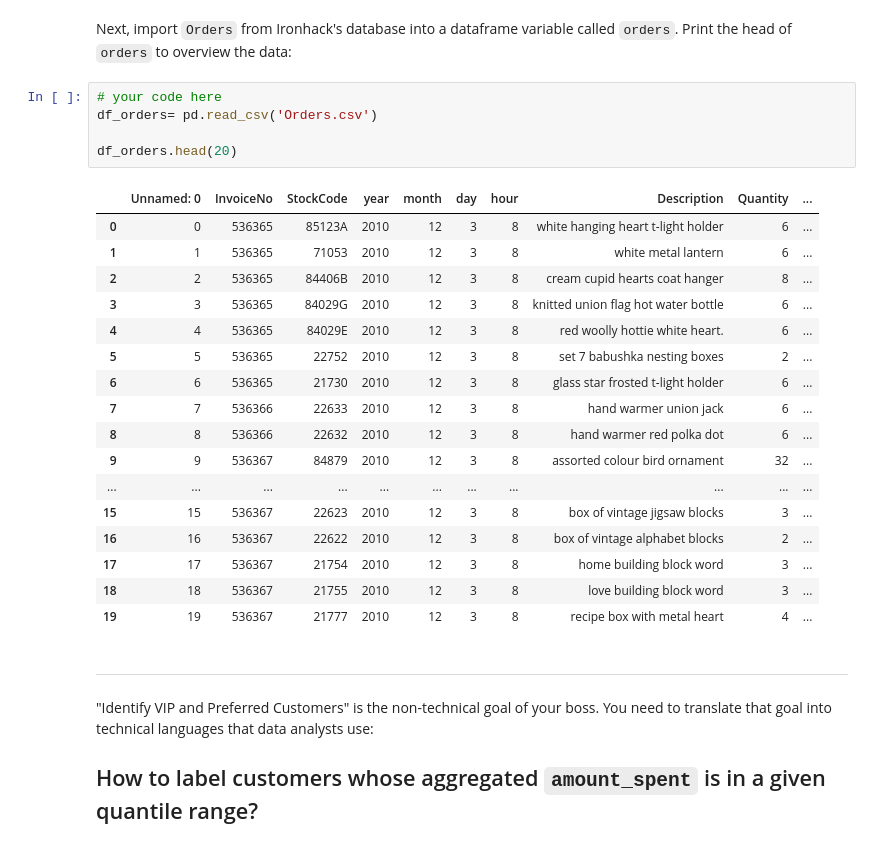
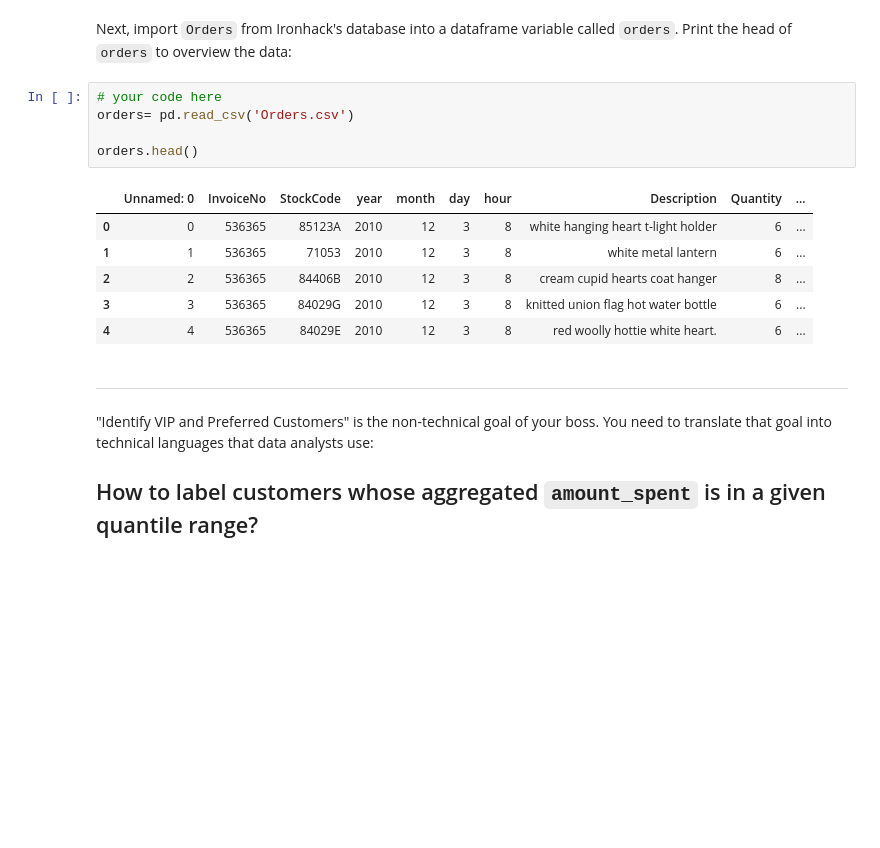
Before and after one commit to Ironhack-Data-Madrid-Octubre-2023/2.3-lab_df_calculation_and_transformation, a Jupyter notebook: your-code/challenge-3.ipynb, the cells around one changed output. Saved outputs shown, nothing was run; the diff lists cells and outputs as text; blank space fills up the shorter version.

```diff
--- a/your-code/challenge-3.ipynb
+++ b/your-code/challenge-3.ipynb
@@ -22,27 +22,16 @@ import seaborn as sns
 Next, import `Orders` from Ironhack's database into a dataframe variable called `orders`. Print the head of `orders` to overview the data:
 # %%
 # your code here
-df_orders= pd.read_csv('Orders.csv')
+orders= pd.read_csv('Orders.csv')
 
-df_orders.head(20)
+orders.head()
 # %% [output]
 |  | Unnamed: 0 | InvoiceNo | StockCode | year | month | day | hour | Description | Quantity | ... |
 | 0 | 0 | 536365 | 85123A | 2010 | 12 | 3 | 8 | white hanging heart t-light holder | 6 | ... |
 | 1 | 1 | 536365 | 71053 | 2010 | 12 | 3 | 8 | white metal lantern | 6 | ... |
 | 2 | 2 | 536365 | 84406B | 2010 | 12 | 3 | 8 | cream cupid hearts coat hanger | 8 | ... |
 | 3 | 3 | 536365 | 84029G | 2010 | 12 | 3 | 8 | knitted union flag hot water bottle | 6 | ... |
 | 4 | 4 | 536365 | 84029E | 2010 | 12 | 3 | 8 | red woolly hottie white heart. | 6 | ... |
-| 5 | 5 | 536365 | 22752 | 2010 | 12 | 3 | 8 | set 7 babushka nesting boxes | 2 | ... |
-| 6 | 6 | 536365 | 21730 | 2010 | 12 | 3 | 8 | glass star frosted t-light holder | 6 | ... |
-| 7 | 7 | 536366 | 22633 | 2010 | 12 | 3 | 8 | hand warmer union jack | 6 | ... |
-| 8 | 8 | 536366 | 22632 | 2010 | 12 | 3 | 8 | hand warmer red polka dot | 6 | ... |
-| 9 | 9 | 536367 | 84879 | 2010 | 12 | 3 | 8 | assorted colour bird ornament | 32 | ... |
-| ... | ... | ... | ... | ... | ... | ... | ... | ... | ... | ... |
-| 15 | 15 | 536367 | 22623 | 2010 | 12 | 3 | 8 | box of vintage jigsaw blocks | 3 | ... |
-| 16 | 16 | 536367 | 22622 | 2010 | 12 | 3 | 8 | box of vintage alphabet blocks | 2 | ... |
-| 17 | 17 | 536367 | 21754 | 2010 | 12 | 3 | 8 | home building block word | 3 | ... |
-| 18 | 18 | 536367 | 21755 | 2010 | 12 | 3 | 8 | love building block word | 3 | ... |
-| 19 | 19 | 536367 | 21777 | 2010 | 12 | 3 | 8 | recipe box with metal heart | 4 | ... |
 # %% [markdown]
 ---
 
```
Also changed, not shown: parts of 16 cells of this notebook, 1 other file.
